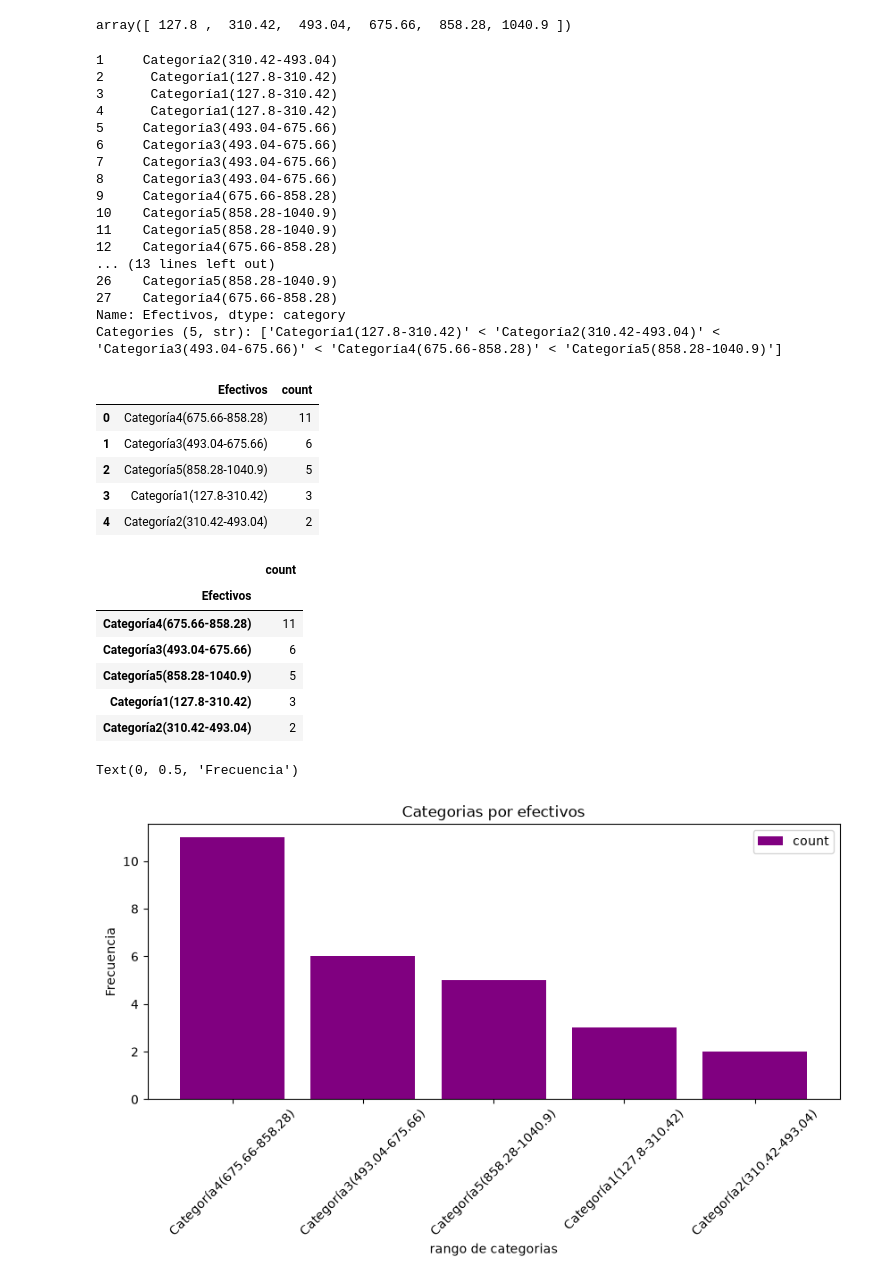
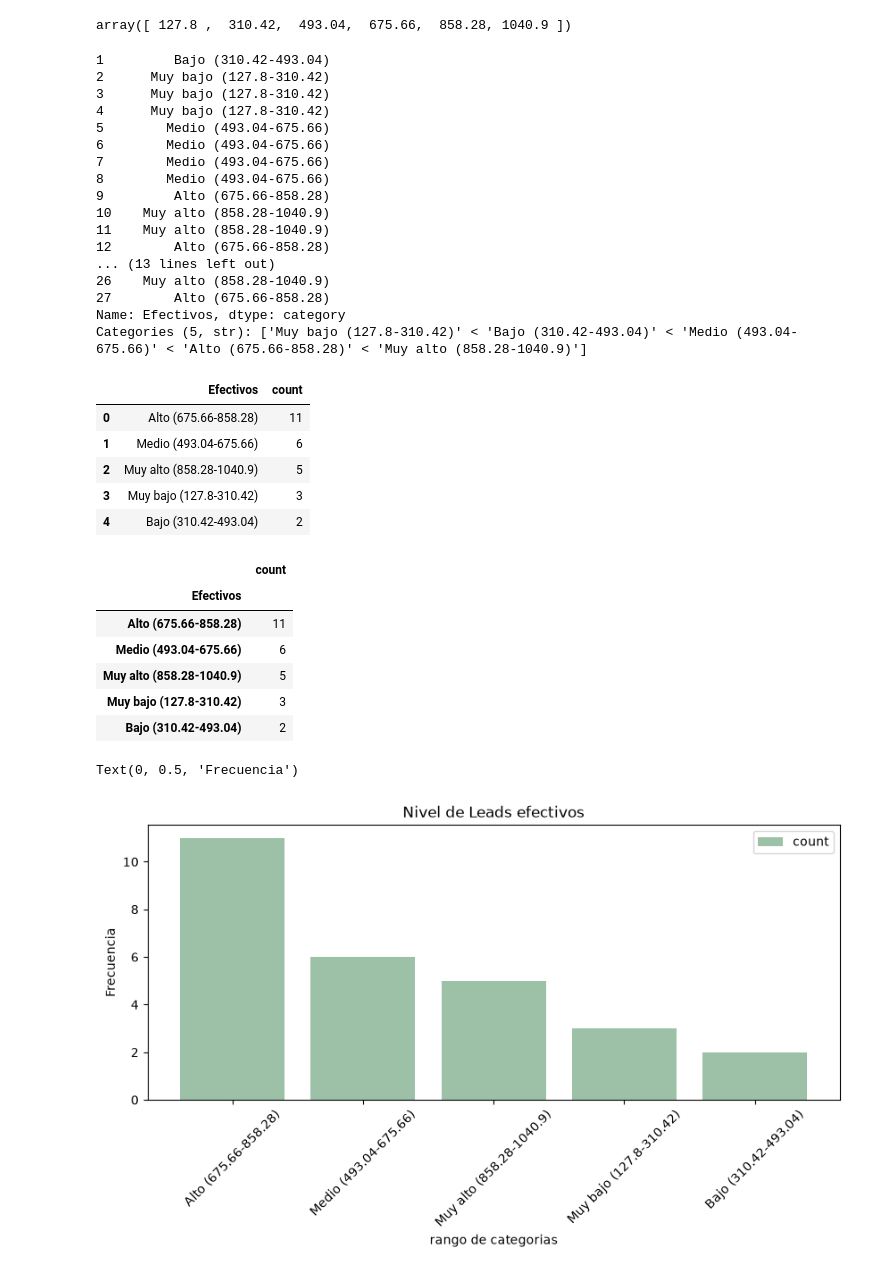
Before and after one commit to Andyr3516/Actividad_4_Extraccion_de_Caracteristicas, a Jupyter notebook: Actividad 4.1/L_reales_caracteristicas.ipynb, the cells around one changed output. Cells and saved outputs as stored; diff of their text form; code cells hidden in the pictures.

```diff
--- a/Actividad 4.1/L_reales_caracteristicas.ipynb
+++ b/Actividad 4.1/L_reales_caracteristicas.ipynb
@@ -116,41 +116,41 @@ intervalos
 array([ 127.8 ,  310.42,  493.04,  675.66,  858.28, 1040.9 ])
 # %%
 #Creamos las categorías
-categorias = ["Categoría1(127.8-310.42)", "Categoría2(310.42-493.04)", "Categoría3(493.04-675.66)",
-              "Categoría4(675.66-858.28)", "Categoría5(858.28-1040.9)"]
+categorias = ["Muy bajo (127.8-310.42)", "Bajo (310.42-493.04)", "Medio (493.04-675.66)",
+              "Alto (675.66-858.28)", "Muy alto (858.28-1040.9)"]
 # %%
 # Finalmente creamos las categorías en la columna numérica
 lr['Efectivos']=pd.cut(x= lr['Efectivos'], bins=intervalos, labels= categorias)
 lr['Efectivos']
 # %% [output]
-1     Categoría2(310.42-493.04)
-2      Categoría1(127.8-310.42)
-3      Categoría1(127.8-310.42)
-4      Categoría1(127.8-310.42)
-5     Categoría3(493.04-675.66)
-6     Categoría3(493.04-675.66)
-7     Categoría3(493.04-675.66)
-8     Categoría3(493.04-675.66)
-9     Categoría4(675.66-858.28)
-10    Categoría5(858.28-1040.9)
-11    Categoría5(858.28-1040.9)
-12    Categoría4(675.66-858.28)
+1         Bajo (310.42-493.04)
+2      Muy bajo (127.8-310.42)
+3      Muy bajo (127.8-310.42)
+4      Muy bajo (127.8-310.42)
+5        Medio (493.04-675.66)
+6        Medio (493.04-675.66)
+7        Medio (493.04-675.66)
+8        Medio (493.04-675.66)
+9         Alto (675.66-858.28)
+10    Muy alto (858.28-1040.9)
+11    Muy alto (858.28-1040.9)
+12        Alto (675.66-858.28)
 ... (13 lines left out)
-26    Categoría5(858.28-1040.9)
-27    Categoría4(675.66-858.28)
+26    Muy alto (858.28-1040.9)
+27        Alto (675.66-858.28)
 Name: Efectivos, dtype: category
-Categories (5, str): ['Categoría1(127.8-310.42)' < 'Categoría2(310.42-493.04)' < 'Categoría3(493.04-675.66)' < 'Categoría4(675.66-858.28)' < 'Categoría5(858.28-1040.9)']
+Categories (5, str): ['Muy bajo (127.8-310.42)' < 'Bajo (310.42-493.04)' < 'Medio (493.04-675.66)' < 'Alto (675.66-858.28)' < 'Muy alto (858.28-1040.9)']
 # %%
 # Obtengo un análisis univariado de las variables categóricas
 Tabla_freq = lr['Efectivos'].value_counts().reset_index()
 Tabla_freq
 # %% [output]
 |  | Efectivos | count |
-| 0 | Categoría4(675.66-858.28) | 11 |
-| 1 | Categoría3(493.04-675.66) | 6 |
-| 2 | Categoría5(858.28-1040.9) | 5 |
-| 3 | Categoría1(127.8-310.42) | 3 |
-| 4 | Categoría2(310.42-493.04) | 2 |
+| 0 | Alto (675.66-858.28) | 11 |
+| 1 | Medio (493.04-675.66) | 6 |
+| 2 | Muy alto (858.28-1040.9) | 5 |
+| 3 | Muy bajo (127.8-310.42) | 3 |
+| 4 | Bajo (310.42-493.04) | 2 |
 # %%
 #Ajusto el indice de mi dataframe
 Tabla_freq_i = Tabla_freq.set_index('Efectivos')
@@ -158,17 +158,17 @@ Tabla_freq_i
 # %% [output]
 |  | count |
 | Efectivos |  |
-| Categoría4(675.66-858.28) | 11 |
-| Categoría3(493.04-675.66) | 6 |
-| Categoría5(858.28-1040.9) | 5 |
-| Categoría1(127.8-310.42) | 3 |
-| Categoría2(310.42-493.04) | 2 |
+| Alto (675.66-858.28) | 11 |
+| Medio (493.04-675.66) | 6 |
+| Muy alto (858.28-1040.9) | 5 |
+| Muy bajo (127.8-310.42) | 3 |
+| Bajo (310.42-493.04) | 2 |
 # %%
 #Realizamos grafico de barras del dataframe filtrado
-Tabla_freq_i.plot(kind = 'bar', width=0.8, figsize=(10,4), color= "purple", rot=45)
-plt.title('Categorias por efectivos')
+Tabla_freq_i.plot(kind = 'bar', width=0.8, figsize=(10,4), color= "#9CC1A7", rot=45)
+plt.title('Nivel de Leads efectivos')
 plt.xlabel('rango de categorias')
 plt.ylabel('Frecuencia')
 # %% [output]
 Text(0, 0.5, 'Frecuencia')
-[figure, old version]
+[figure, new version]
```
Also changed, not shown: parts of 22 cells of this notebook, 5 other files.
